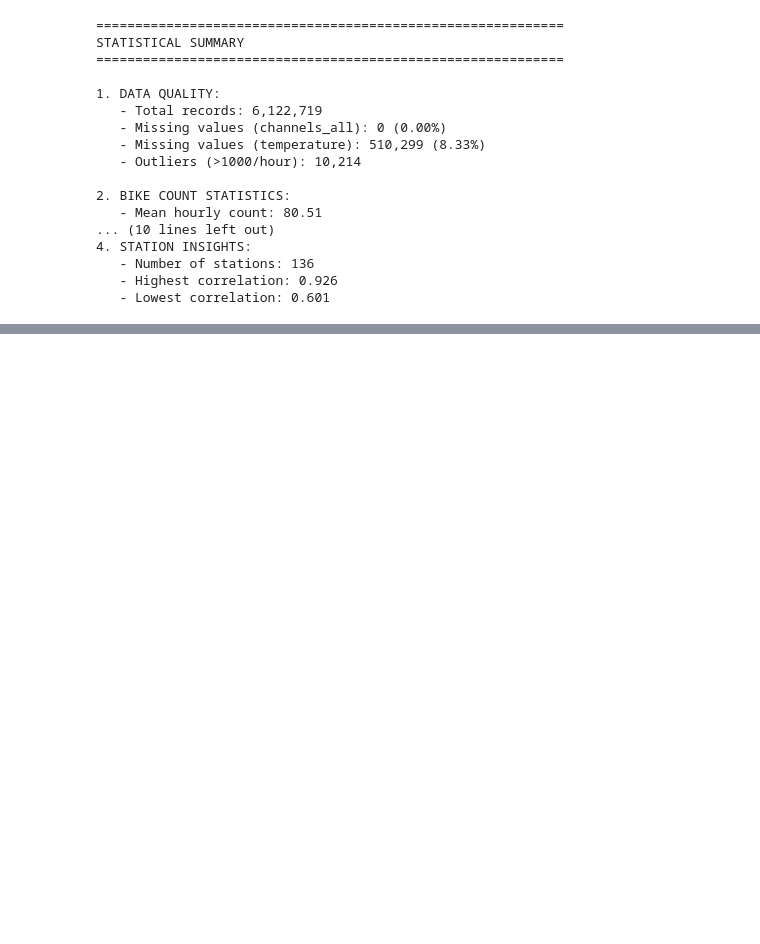
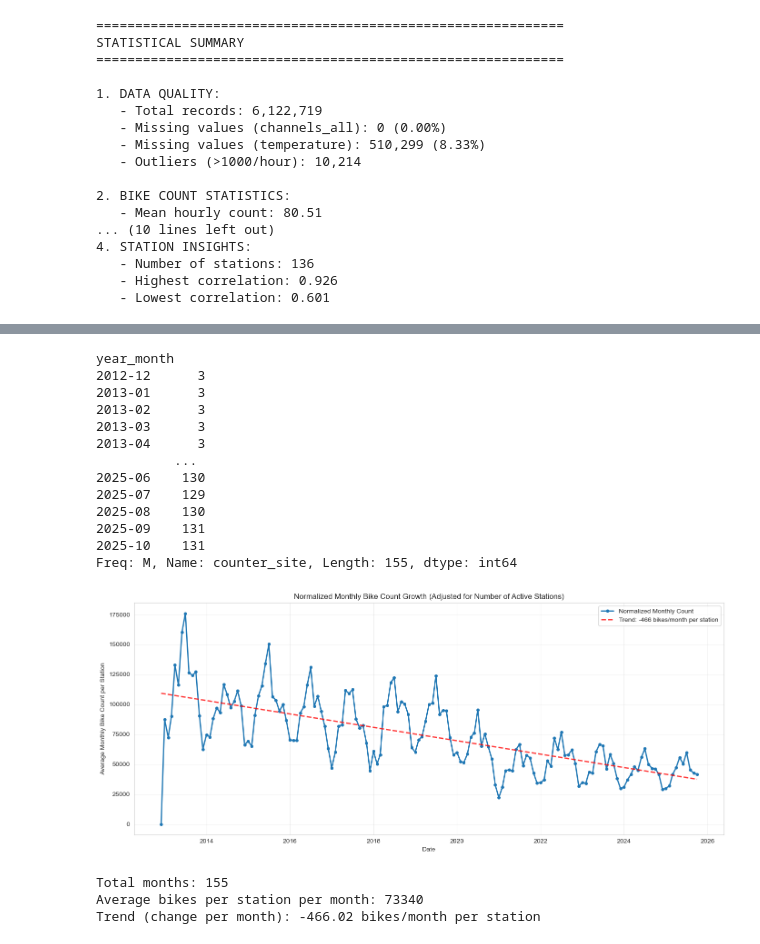
Before and after one commit to cleesee/fahrradzaehler, a Jupyter notebook: download.ipynb, the cells around one changed output, grey strips where cells are left out. Saved outputs shown, nothing was run; the diff lists cells and outputs as text; code cells hidden in the pictures; blank space fills up the shorter version.

```diff
--- a/download.ipynb
+++ b/download.ipynb
@@ -547,0 +607,60 @@ STATISTICAL SUMMARY
+# %%
+################################################
+# Normalized Monthly Trend (All Stations)      #
+################################################
+
+# Calculate monthly totals and number of active stations per month
+df_temp = df_loaded.copy()
+df_temp['year_month'] = df_temp['iso_timestamp'].dt.to_period('M')
+
+# Monthly totals across all stations
+monthly_totals_all = df_temp.groupby('year_month')['channels_all'].sum()
+
+# Count active stations per month (stations with at least one record that month)
+active_stations_per_month = df_temp.groupby('year_month')['counter_site'].nunique()
+
+# Normalize: divide total by number of active stations
+monthly_normalized = monthly_totals_all / active_stations_per_month
+
+# Convert index to timestamp for plotting
+monthly_normalized.index = monthly_normalized.index.to_timestamp()
+
+# Create plot
+fig, ax = plt.subplots(figsize=(14, 6))
+ax.plot(monthly_normalized.index, monthly_normalized.values, linewidth=2, marker='o', markersize=4, label='Normalized Monthly Count')
+ax.set_xlabel('Date')
+ax.set_ylabel('Average Monthly Bike Count per Station')
+ax.set_title('Normalized Monthly Bike Count Growth (Adjusted for Number of Active Stations)')
+ax.grid(True, alpha=0.3)
+
+# Add trend line
+z = np.polyfit(range(len(monthly_normalized)), monthly_normalized.values, 1)
+p = np.poly1d(z)
+ax.plot(monthly_normalized.index, p(range(len(monthly_normalized))),
+        "r--", alpha=0.8, linewidth=2, label=f'Trend: {z[0]:.0f} bikes/month per station')
+ax.legend()
+
+plt.tight_layout()
+plt.show()
+
+print(f"Total months: {len(monthly_normalized)}")
+print(f"Average bikes per station per month: {monthly_normalized.mean():.0f}")
+print(f"Trend (change per month): {z[0]:.2f} bikes/month per station")
+# %% [output]
+year_month
+2012-12      3
+2013-01      3
+2013-02      3
+2013-03      3
+2013-04      3
+          ...
+2025-06    130
+2025-07    129
+2025-08    130
+2025-09    131
+2025-10    131
+Freq: M, Name: counter_site, Length: 155, dtype: int64
+[figure, added]
+Total months: 155
+Average bikes per station per month: 73340
+Trend (change per month): -466.02 bikes/month per station
```
Also changed, not shown: parts of 17 cells of this notebook.
